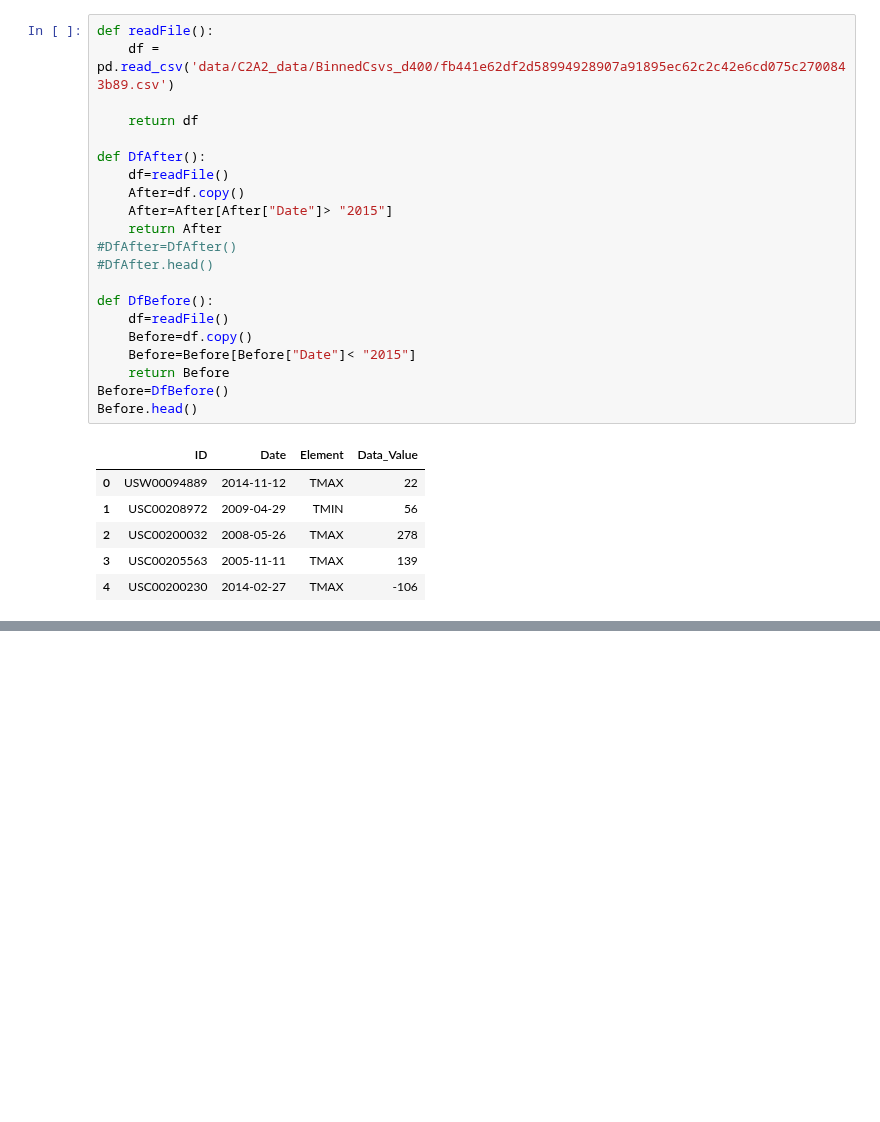
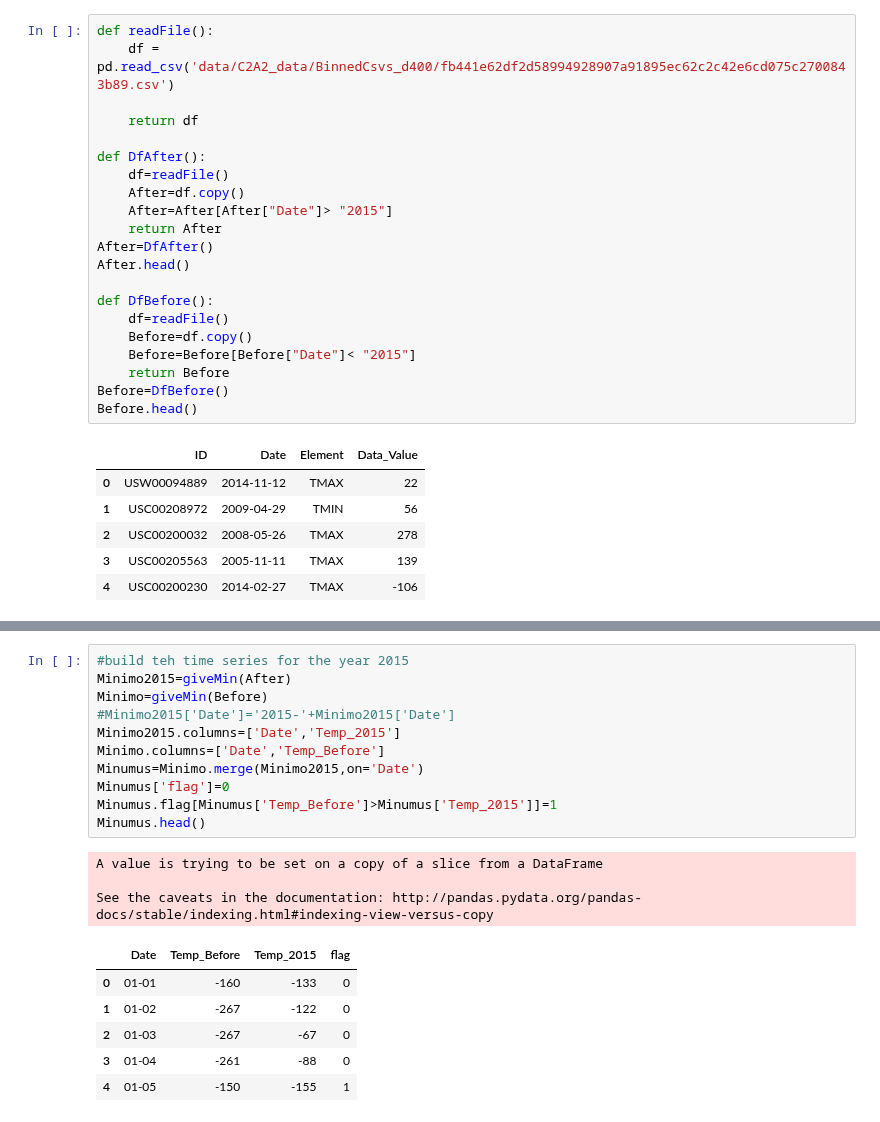
Before and after one commit to EnzoCalogero/Python_DataScience, a Jupyter notebook: course2/Assignment2.ipynb, the cells around one changed output, grey strips where cells are left out. Cells and saved outputs as stored; diff of their text form; blank space fills up the shorter version.

```diff
--- a/course2/Assignment2.ipynb
+++ b/course2/Assignment2.ipynb
@@ -58,8 +56,8 @@ def DfAfter():
     After=df.copy()
     After=After[After["Date"]> "2015"]
     return After
-#DfAfter=DfAfter()
-#DfAfter.head()
+After=DfAfter()
+After.head()
 
 def DfBefore():
     df=readFile()
@@ -200,0 +182,21 @@ plt.show()
+# %%
+#build teh time series for the year 2015
+Minimo2015=giveMin(After)
+Minimo=giveMin(Before)
+#Minimo2015['Date']='2015-'+Minimo2015['Date']
+Minimo2015.columns=['Date','Temp_2015']
+Minimo.columns=['Date','Temp_Before']
+Minumus=Minimo.merge(Minimo2015,on='Date')
+Minumus['flag']=0
+Minumus.flag[Minumus['Temp_Before']>Minumus['Temp_2015']]=1
+Minumus.head()
+# %% [output]
+A value is trying to be set on a copy of a slice from a DataFrame
+
+See the caveats in the documentation: http://pandas.pydata.org/pandas-docs/stable/indexing.html#indexing-view-versus-copy
+|  | Date | Temp_Before | Temp_2015 | flag |
+| 0 | 01-01 | -160 | -133 | 0 |
+| 1 | 01-02 | -267 | -122 | 0 |
+| 2 | 01-03 | -267 | -67 | 0 |
+| 3 | 01-04 | -261 | -88 | 0 |
+| 4 | 01-05 | -150 | -155 | 1 |
```
Also changed, not shown: parts of 6 cells of this notebook, 1 other file.
